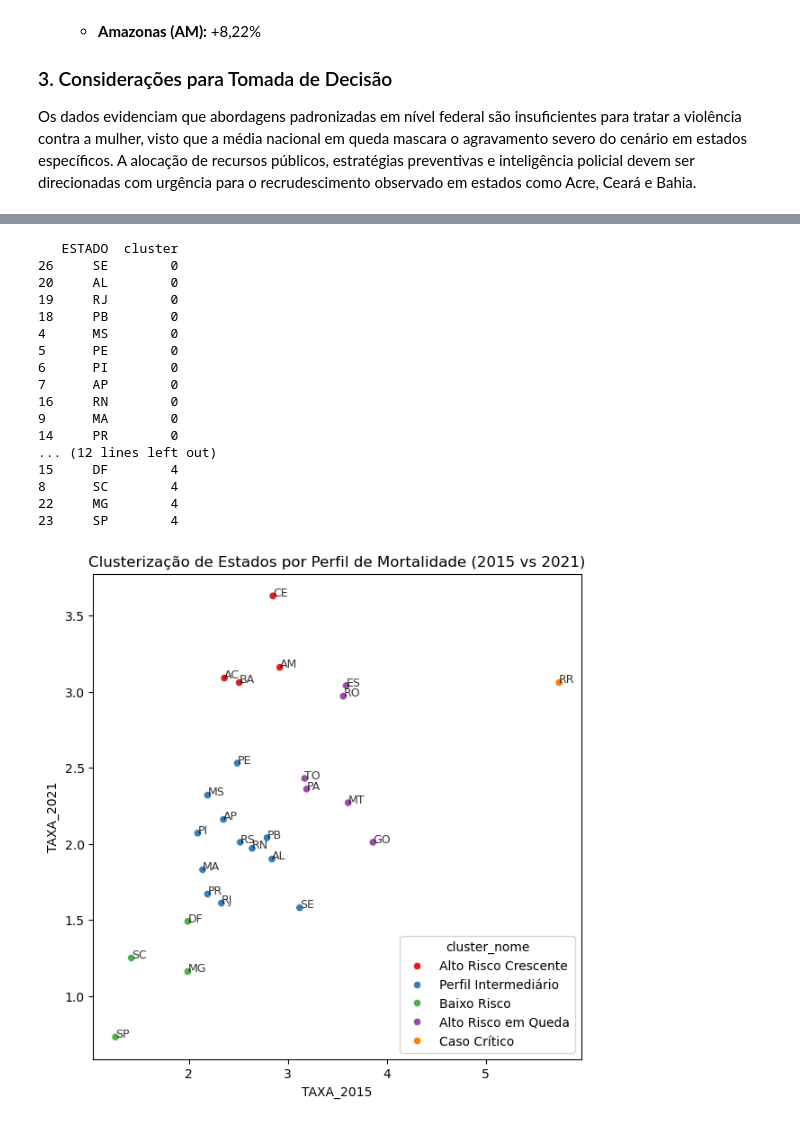
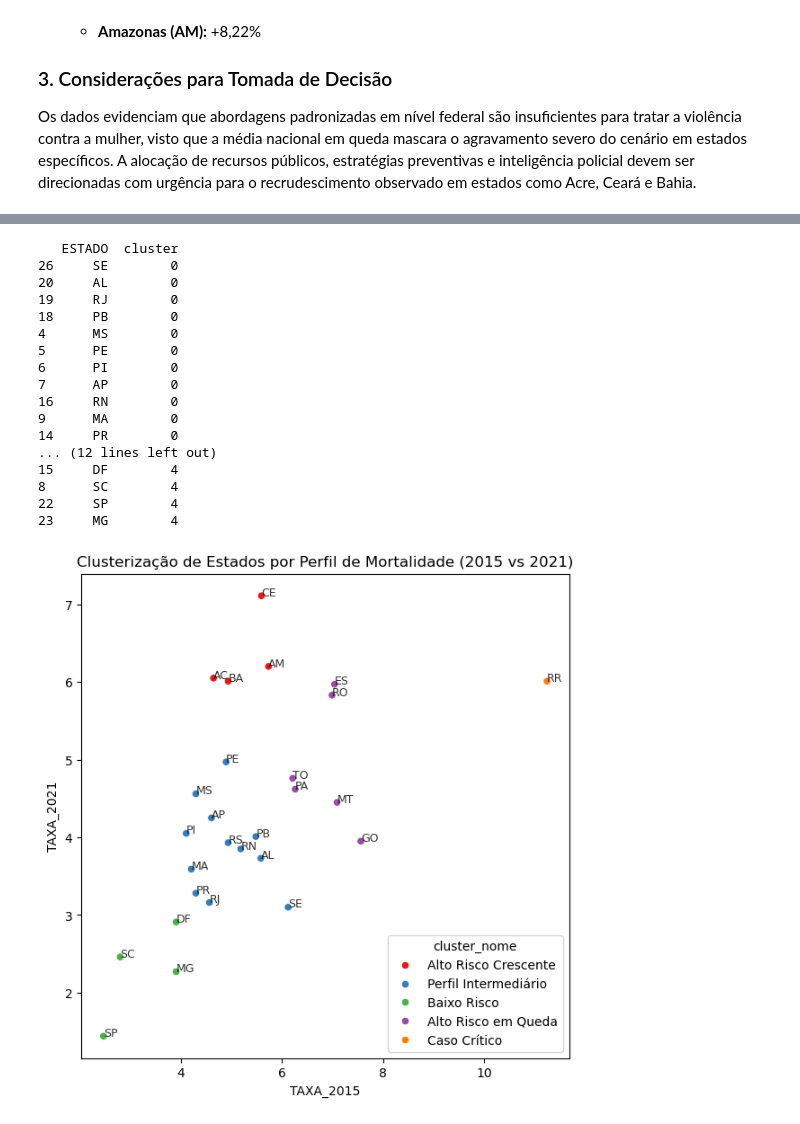
Before and after one commit to GustavoCyrilo/violencia_feminina_datasus, a Jupyter notebook: analise_mortalidade.ipynb, the cells around one changed output, grey strips where cells are left out. Saved outputs shown, nothing was run; the diff lists cells and outputs as text; code cells hidden in the pictures.

```diff
--- a/analise_mortalidade.ipynb
+++ b/analise_mortalidade.ipynb
@@ -149,9 +122,14 @@ print(obitos_agrupados.head())
 # Inner join — exclui automaticamente combinações sem dados nos dois lados
 tabela_unificada = pd.merge(obitos_agrupados, populacao_df, on=["ESTADO", "ANO"], how="inner")
 # %%
+# Cria a estimativa da população feminina (51% do total)
+# Aproximação da população feminina: IBGE não disponibiliza estimativas intercensitárias por sexo para 2015-2021
+tabela_unificada["POP_FEMININA"] = (tabela_unificada["POPULACAO"] * 0.51).astype(int)
+
+# Calcula a taxa
 tabela_unificada["TAXA_POR_100K"] = calcular_taxa_100k(
     tabela_unificada["OBITOS"],
-    tabela_unificada["POPULACAO"]
+    tabela_unificada["POP_FEMININA"]
 )
 # %% [markdown]
 ## Análises e visualizações
@@ -163,7 +141,7 @@ As visualizações respondem três perguntas:
 # %%
 # Soma valores brutos antes de calcular a taxa — agregar taxas diretamente é matematicamente incorreto
 evolucao_brasil = (
-    tabela_unificada.groupby("ANO")[["OBITOS", "POPULACAO"]]
+    tabela_unificada.groupby("ANO")[["OBITOS", "POPULACAO", "POP_FEMININA"]]
     .sum()
     .reset_index()
 )
@@ -180,7 +158,7 @@ print(evolucao_brasil)
 # %%
 evolucao_brasil["TAXA_BRASIL"] = calcular_taxa_100k(
     evolucao_brasil["OBITOS"],
-    evolucao_brasil["POPULACAO"]
+    evolucao_brasil["POP_FEMININA"]
 )
 # %%
 fig, ax = plt.subplots(figsize=(10, 5))
@@ -220,13 +198,13 @@ plt.show()
 # %%
 ranking_estado_historico = (
-    tabela_unificada.groupby("ESTADO")[["OBITOS", "POPULACAO"]]
+    tabela_unificada.groupby("ESTADO")[["OBITOS", "POPULACAO", "POP_FEMININA"]]
     .sum()
     .reset_index()
 )
 
 ranking_estado_historico["TAXA_ESTADO"] = calcular_taxa_100k(
     ranking_estado_historico["OBITOS"],
-    ranking_estado_historico["POPULACAO"]
+    ranking_estado_historico["POP_FEMININA"]
 )
 
 ranking_estado_historico = ranking_estado_historico.sort_values(
@@ -428,5 +424,8 @@ plt.show()
 # %%
+# Treina o modelo final com K=5 (definido pelo Método do Cotovelo)
+# O random_state=42 garante que os resultados sejam sempre os mesmos (reprodutibilidade)
 kmeans_final = KMeans(n_clusters=5, n_init=10, random_state=42).fit(features_scaled)
+
 df_ml["cluster"] = kmeans_final.labels_
 print(df_ml[["ESTADO", "cluster"]].sort_values("cluster"))
 # %% [output]
@@ -445,8 +444,8 @@ print(df_ml[["ESTADO", "cluster"]].sort_values("cluster"))
 ... (12 lines left out)
 15     DF        4
 8      SC        4
-22     MG        4
-23     SP        4
+22     SP        4
+23     MG        4
 # %%
 nomes_clusters = {
     0: "Perfil Intermediário",
@@ -455,35 +454,40 @@ nomes_clusters = {
     3: "Caso Crítico",
     4: "Baixo Risco"
 }
 
 df_ml["cluster_nome"] = df_ml["cluster"].map(nomes_clusters)
 
 fig, ax = plt.subplots(figsize=(7, 7))
 scatter_plot = sns.scatterplot(
     data=df_ml,
     x="TAXA_2015",
     y="TAXA_2021",
+    ax=ax,
     hue="cluster_nome",
     palette="Set1"
 )
 
+# Itera sobre cada linha do dataframe para extrair as coordenadas X e Y
+# e adiciona o texto (nome do estado/taxa) exatamente na posição do ponto
 for indice, linha in df_ml.iterrows():
 
     scatter_plot.text(
         x=linha["TAXA_2015"],
         y=linha["TAXA_2021"],
         s=linha["ESTADO"],
         fontsize=9,
         alpha=0.8,
     )
 
 scatter_plot.set(title="Clusterização de Estados por Perfil de Mortalidade (2015 vs 2021)")
 
-fig.savefig("outputs/cluster_estados.png", dpi=300, bbox_inches="tight")
+fig.savefig("outputs/cluster_estados.png",
+    dpi=300,
+    bbox_inches="tight")
 
 plt.show()
 # %% [output]
-[figure, old version]
+[figure, new version]
 # %%
 perfil_clusters = (
     df_ml.groupby("cluster_nome")[["TAXA_2015", "TAXA_2021", "TAXA_ESTADO"]]
```
Also changed, not shown: parts of 21 cells of this notebook, 3 other files.
